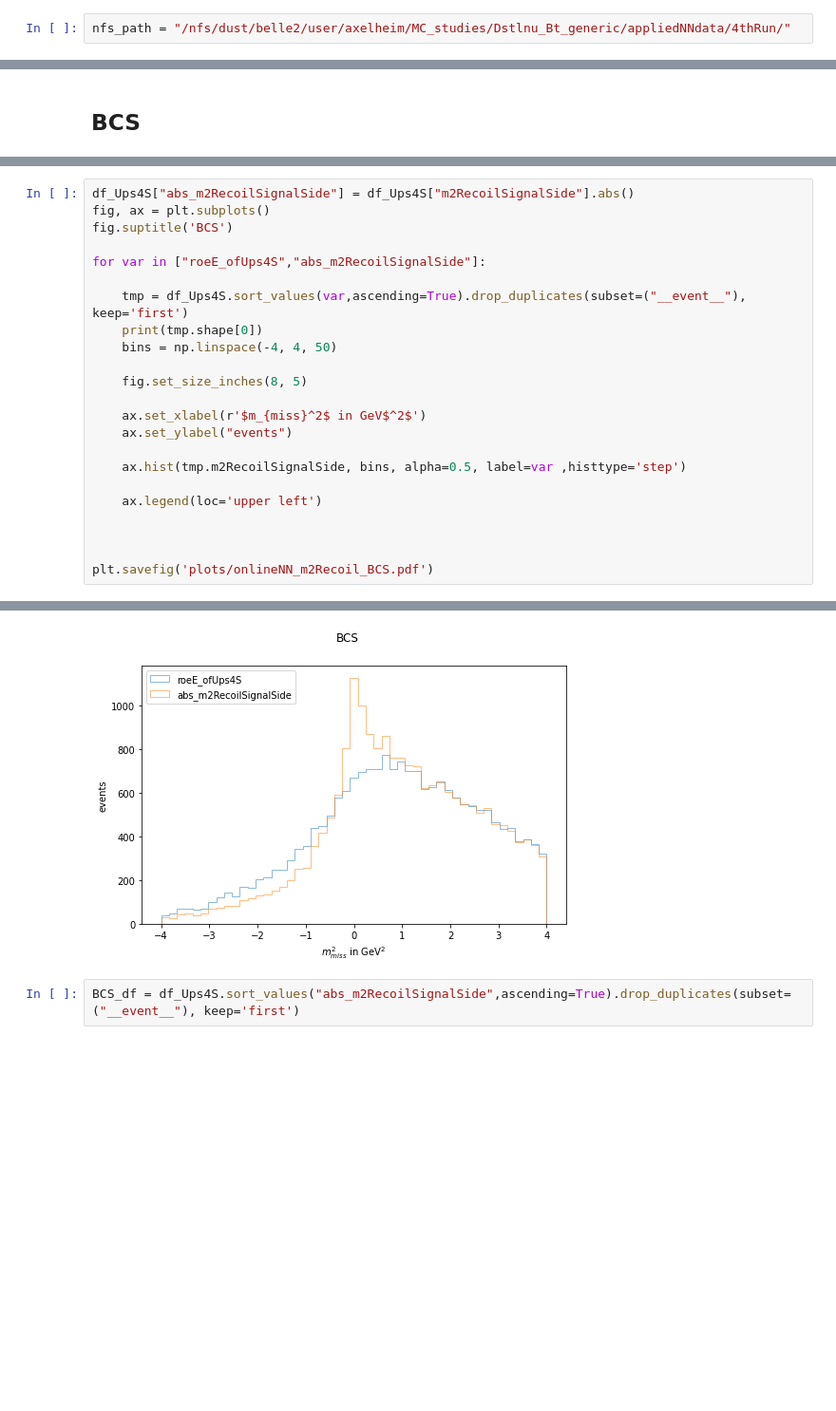
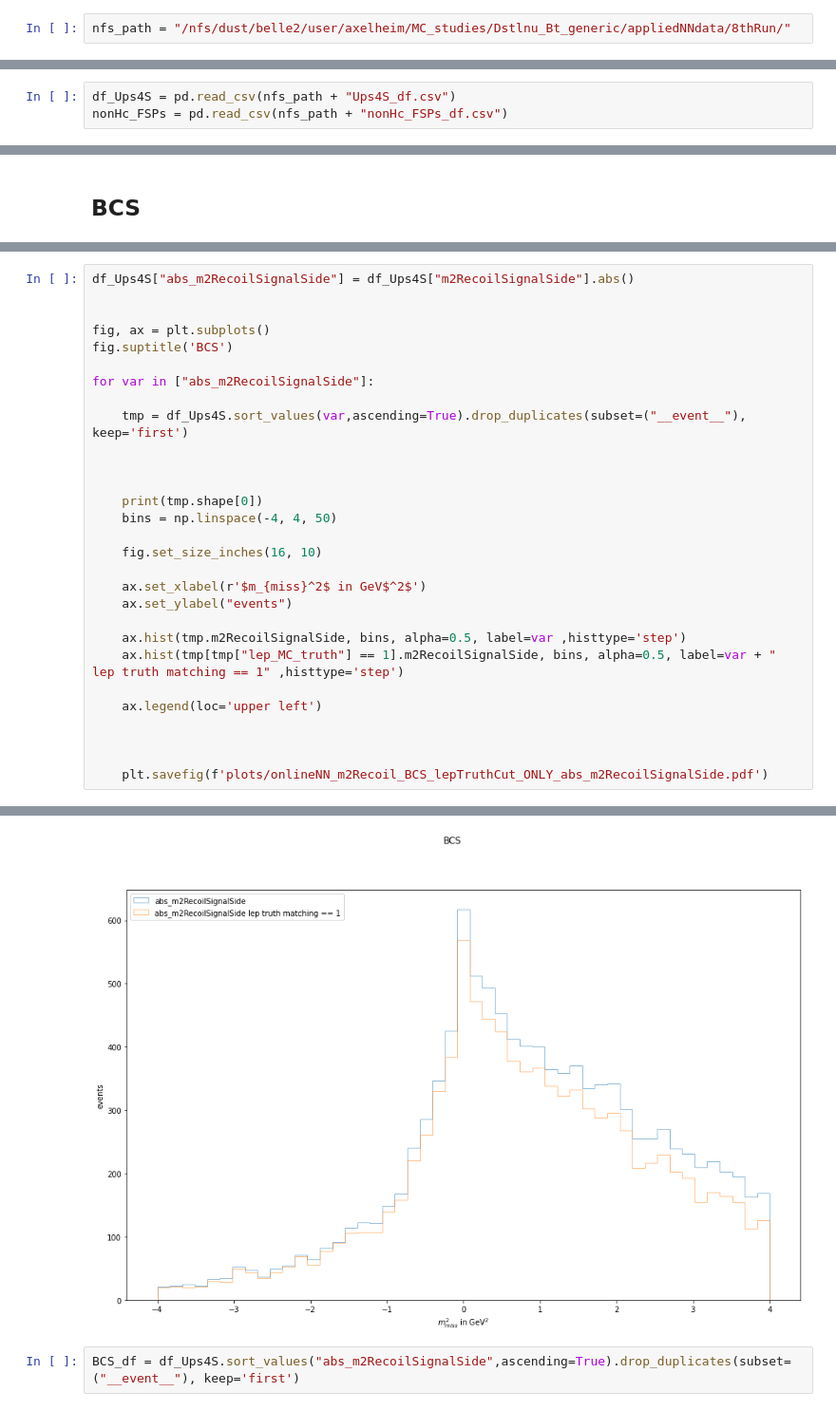
Before and after one commit to axelHeim/MCstudies, a Jupyter notebook: Dstlnu_Bt_generic/load_NN_to_basf2/productive_method/relatedAnalysis/analysis_onlineAppliedNAHS_NN.ipynb, the cells around one changed output, grey strips where cells are left out. Shown at 95% size. Drawn from its saved outputs; the diff is of its cells as text; blank space fills up the shorter version.

Commit message:
work on comparison of online/offline NN pred

```diff
--- a/Dstlnu_Bt_generic/load_NN_to_basf2/productive_method/relatedAnalysis/analysis_onlineAppliedNAHS_NN.ipynb
+++ b/Dstlnu_Bt_generic/load_NN_to_basf2/productive_method/relatedAnalysis/analysis_onlineAppliedNAHS_NN.ipynb
@@ -8,7 +9,7 @@ import sys
 sys.path.insert(1, '/afs/desy.de/user/a/axelheim/private/MC_studies/Dstlnu_Bt_generic/util_funcs/')
 from pandas_colFuncs import B_ID, whichBisSig, D0_decay_type, whichBisSig_NAHS
 # %%
-nfs_path = "/nfs/dust/belle2/user/axelheim/MC_studies/Dstlnu_Bt_generic/appliedNNdata/4thRun/"
+nfs_path = "/nfs/dust/belle2/user/axelheim/MC_studies/Dstlnu_Bt_generic/appliedNNdata/8thRun/"
 # %%
 Ups4S_file = uproot.open(nfs_path + "Ups4S_NN_predicted.root:variables;1")
 df_Ups4S = Ups4S_file.arrays(library="pd")
@@ -212,0 +347,3 @@ nonHc_FSPs.shape[0]
+# %%
+df_Ups4S = pd.read_csv(nfs_path + "Ups4S_df.csv")
+nonHc_FSPs = pd.read_csv(nfs_path + "nonHc_FSPs_df.csv")
@@ -346,24 +545,30 @@ Name: Up4S_isSig, dtype: float64
 # %%
 df_Ups4S["abs_m2RecoilSignalSide"] = df_Ups4S["m2RecoilSignalSide"].abs()
+
+
 fig, ax = plt.subplots()
 fig.suptitle('BCS')
 
-for var in ["roeE_ofUps4S","abs_m2RecoilSignalSide"]:
+for var in ["abs_m2RecoilSignalSide"]:
 
     tmp = df_Ups4S.sort_values(var,ascending=True).drop_duplicates(subset=("__event__"), keep='first')
+
+
+
     print(tmp.shape[0])
     bins = np.linspace(-4, 4, 50)
 
-    fig.set_size_inches(8, 5)
+    fig.set_size_inches(16, 10)
 
     ax.set_xlabel(r'$m_{miss}^2$ in GeV$^2$')
     ax.set_ylabel("events")
 
     ax.hist(tmp.m2RecoilSignalSide, bins, alpha=0.5, label=var ,histtype='step')
+    ax.hist(tmp[tmp["lep_MC_truth"] == 1].m2RecoilSignalSide, bins, alpha=0.5, label=var + " lep truth matching == 1" ,histtype='step')
 
     ax.legend(loc='upper left')
 
 
 
-plt.savefig('plots/onlineNN_m2Recoil_BCS.pdf')
+    plt.savefig(f'plots/onlineNN_m2Recoil_BCS_lepTruthCut_ONLY_abs_m2RecoilSignalSide.pdf')
 # %% [output]
@@ -372,3 +576,3 @@ plt.savefig('plots/onlineNN_m2Recoil_BCS.pdf')
-[figure, old version]
+[figure, new version]
 # %%
 BCS_df = df_Ups4S.sort_values("abs_m2RecoilSignalSide",ascending=True).drop_duplicates(subset=("__event__"), keep='first')
```
Also changed, not shown: parts of 71 cells of this notebook.
